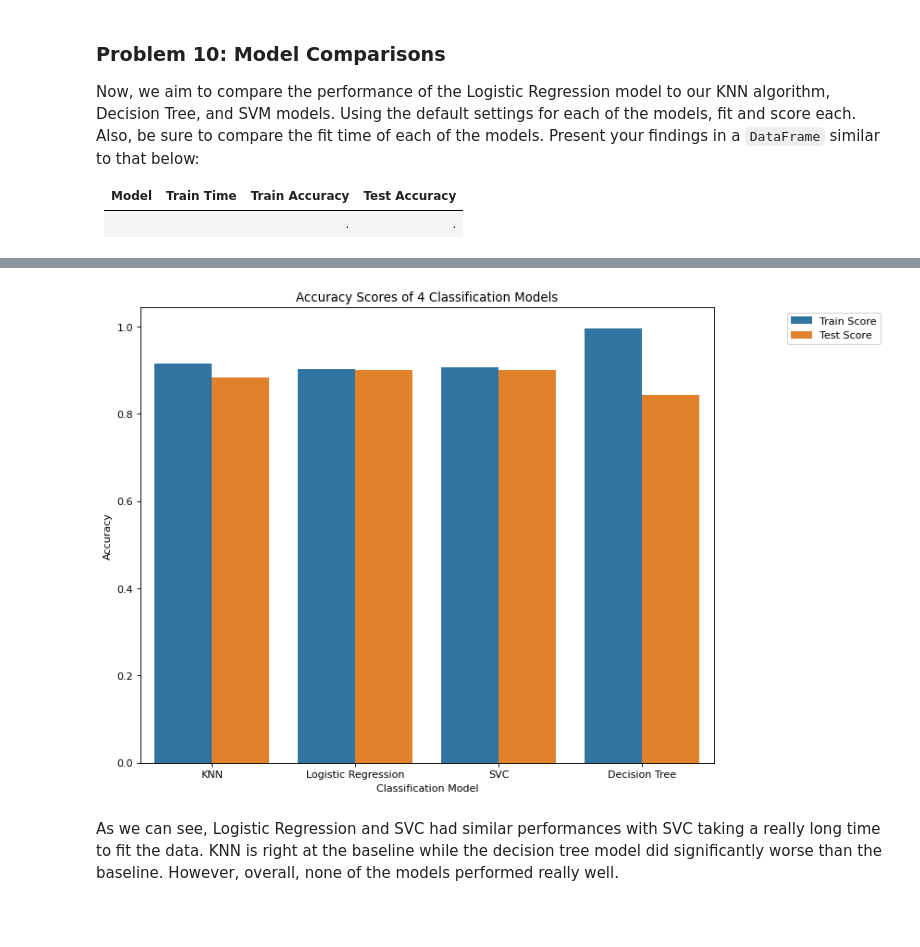
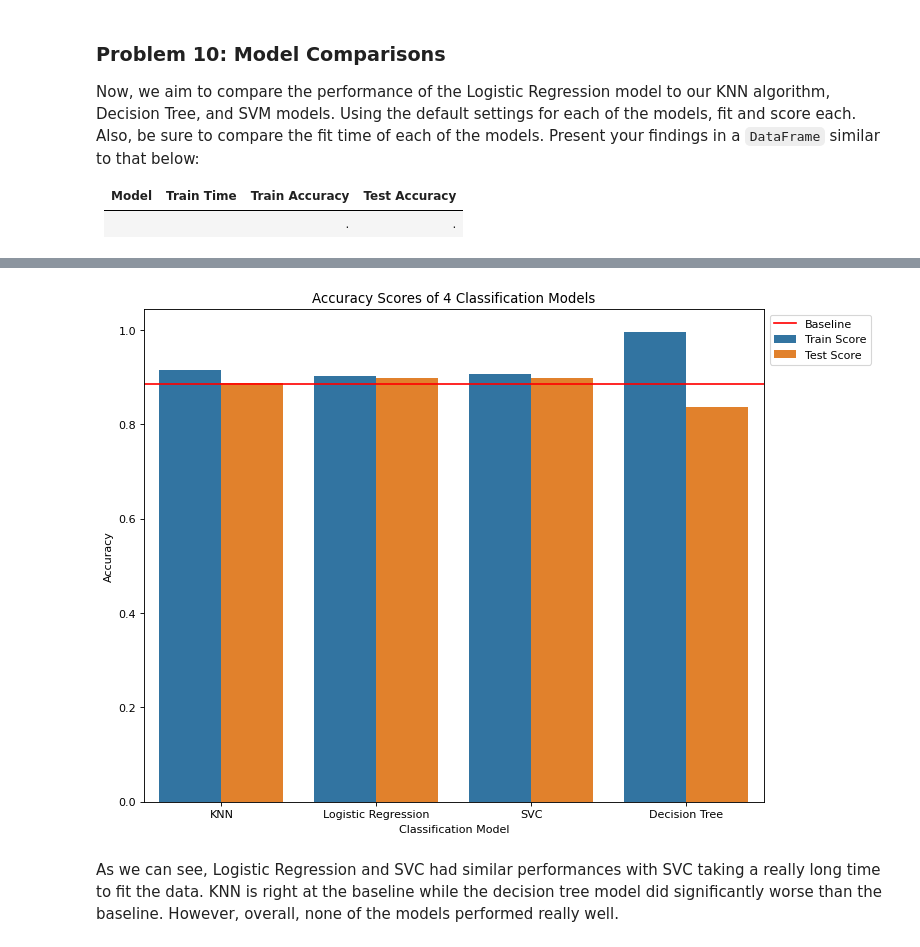
Before and after one commit to DKW2/Banking-Marketing-Analysis, a Jupyter notebook: banking-marketing-analysis.ipynb, the cells around one changed output, grey strips where cells are left out. Cells and saved outputs as stored; diff of their text form; code cells hidden in the pictures; blank space fills up the shorter version.

Commit message:
Added more images and reran notebook

```diff
--- a/banking-marketing-analysis.ipynb
+++ b/banking-marketing-analysis.ipynb
@@ -289,6 +296,9 @@ from sklearn.metrics import accuracy_score
 
 baseline_model = DummyClassifier().fit( X_train, y_train )
 
-print( "Training Accuracy", accuracy_score( y_train, baseline_model.predict( X_train ) ) )
-print( "Testing Accuracy", accuracy_score( y_test, baseline_model.predict( X_test ) ) )
+baseline_trainScore = accuracy_score( y_train, baseline_model.predict( X_train ) )
+baseline_testScore = accuracy_score( y_test, baseline_model.predict( X_test ) )
+
+print( "Training Accuracy", baseline_trainScore )
+print( "Testing Accuracy", baseline_testScore )
 # %% [output]
@@ -402,20 +412,21 @@ results_df
 # %%
 # Plot the accuracy scores for more clarity
 import seaborn as sns
 import matplotlib.pyplot as plt
 
 tidy = results_df.melt( id_vars="model", value_vars=["Train Score", "Test Score"]).rename(columns=str.title)
 # print( tidy)
 plt.figure( figsize=(10, 8), dpi=80 )
-sns.barplot( tidy, x = "Model", y = "Value", hue = "Variable" )
+graph = sns.barplot( tidy, x = "Model", y = "Value", hue = "Variable" )
+graph.axhline( baseline_testScore, color = "r", label = "Baseline" )
 
-plt.legend(bbox_to_anchor=(1.3, 1) )
+plt.legend(bbox_to_anchor=(1, 1) )
 plt.title( "Accuracy Scores of 4 Classification Models" )
 plt.xlabel( "Classification Model" )
 plt.ylabel( "Accuracy" )
 plt.savefig( "images/baseModels.png", bbox_inches='tight' )
 # %% [output]
-[figure, old version]
+[figure, new version]
 # %% [markdown]
 As we can see, Logistic Regression and SVC had similar performances with SVC taking a really long time to fit the data. KNN is right at the baseline while the decision tree model did significantly worse than the baseline. However, overall, none of the models performed really well.
 # %% [markdown]
```
Also changed, not shown: parts of 34 cells of this notebook, 8 other files.
